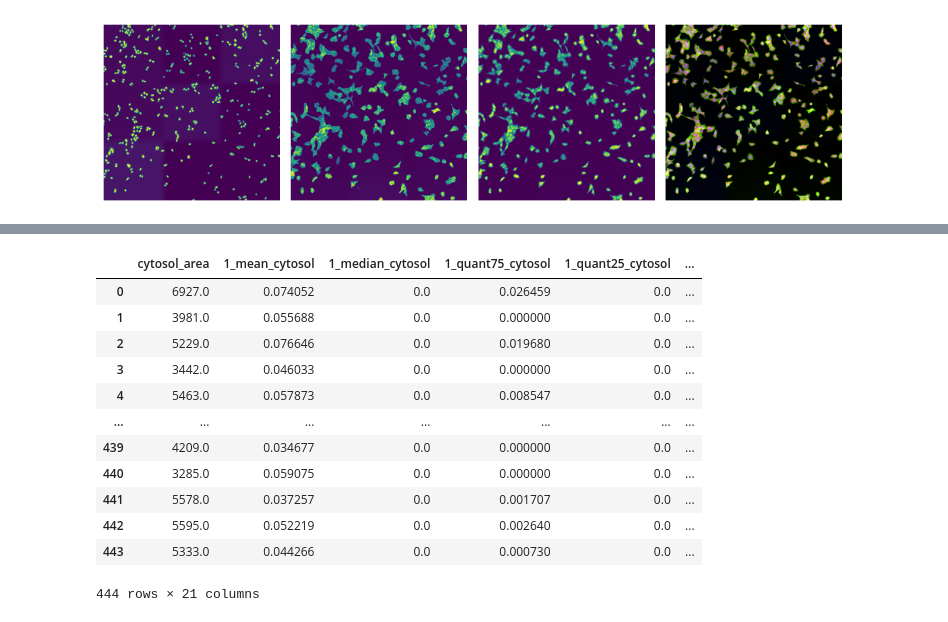
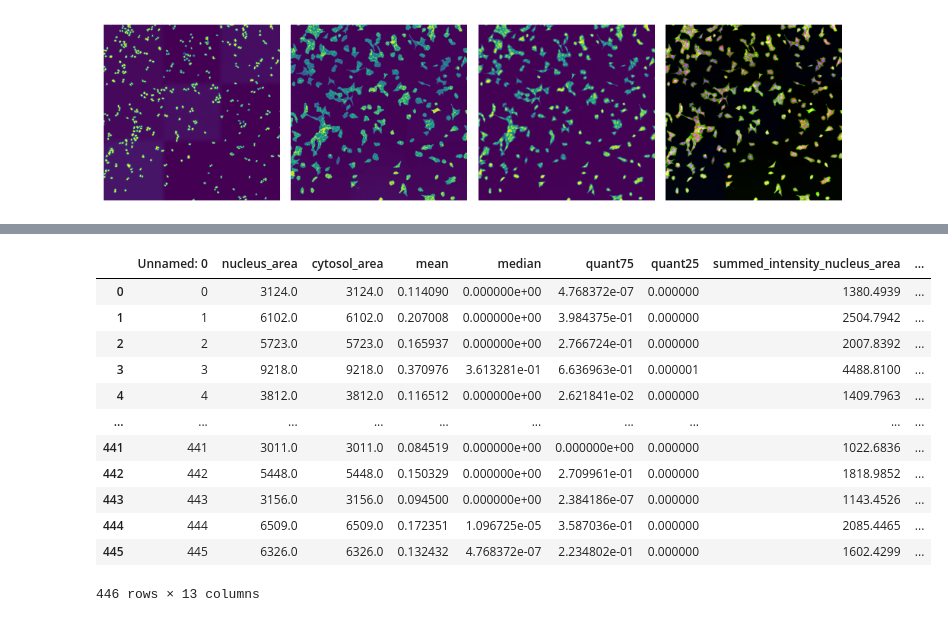
Before and after one commit to MannLabs/scPortrait-notebooks, a Jupyter notebook: example_projects/example_1/processing_notebook_cytosol_only.ipynb, the cells around one changed output, grey strips where cells are left out. Cells and saved outputs as stored; diff of their text form; code cells hidden in the pictures.

```diff
--- a/example_projects/example_1/processing_notebook_cytosol_only.ipynb
+++ b/example_projects/example_1/processing_notebook_cytosol_only.ipynb
@@ -218,21 +221,21 @@ Using extraction directory: /Users/sophia/Documents/GitHub/scPortrait/examples/n
 # %%
 # load classification results
-results = pd.read_csv(f"{project_location}/featurization/complete_CellFeaturizer/calculated_image_features.csv")
+results = pd.read_csv(f"{project_location}/classification/0_Ch3_Featurization/calculated_features.csv")
 results
 # %% [output]
-|  | cytosol_area | 1_mean_cytosol | 1_median_cytosol | 1_quant75_cytosol | 1_quant25_cytosol | ... |
-| 0 | 6927.0 | 0.074052 | 0.0 | 0.026459 | 0.0 | ... |
-| 1 | 3981.0 | 0.055688 | 0.0 | 0.000000 | 0.0 | ... |
-| 2 | 5229.0 | 0.076646 | 0.0 | 0.019680 | 0.0 | ... |
-| 3 | 3442.0 | 0.046033 | 0.0 | 0.000000 | 0.0 | ... |
-| 4 | 5463.0 | 0.057873 | 0.0 | 0.008547 | 0.0 | ... |
-| ... | ... | ... | ... | ... | ... | ... |
-| 439 | 4209.0 | 0.034677 | 0.0 | 0.000000 | 0.0 | ... |
-| 440 | 3285.0 | 0.059075 | 0.0 | 0.000000 | 0.0 | ... |
-| 441 | 5578.0 | 0.037257 | 0.0 | 0.001707 | 0.0 | ... |
-| 442 | 5595.0 | 0.052219 | 0.0 | 0.002640 | 0.0 | ... |
-| 443 | 5333.0 | 0.044266 | 0.0 | 0.000730 | 0.0 | ... |
+|  | Unnamed: 0 | nucleus_area | cytosol_area | mean | median | quant75 | quant25 | summed_intensity_nucleus_area | ... |
+| 0 | 0 | 3124.0 | 3124.0 | 0.114090 | 0.000000e+00 | 4.768372e-07 | 0.000000 | 1380.4939 | ... |
+| 1 | 1 | 6102.0 | 6102.0 | 0.207008 | 0.000000e+00 | 3.984375e-01 | 0.000000 | 2504.7942 | ... |
+| 2 | 2 | 5723.0 | 5723.0 | 0.165937 | 0.000000e+00 | 2.766724e-01 | 0.000000 | 2007.8392 | ... |
+| 3 | 3 | 9218.0 | 9218.0 | 0.370976 | 3.613281e-01 | 6.636963e-01 | 0.000001 | 4488.8100 | ... |
+| 4 | 4 | 3812.0 | 3812.0 | 0.116512 | 0.000000e+00 | 2.621841e-02 | 0.000000 | 1409.7963 | ... |
+| ... | ... | ... | ... | ... | ... | ... | ... | ... | ... |
+| 441 | 441 | 3011.0 | 3011.0 | 0.084519 | 0.000000e+00 | 0.000000e+00 | 0.000000 | 1022.6836 | ... |
+| 442 | 442 | 5448.0 | 5448.0 | 0.150329 | 0.000000e+00 | 2.709961e-01 | 0.000000 | 1818.9852 | ... |
+| 443 | 443 | 3156.0 | 3156.0 | 0.094500 | 0.000000e+00 | 2.384186e-07 | 0.000000 | 1143.4526 | ... |
+| 444 | 444 | 6509.0 | 6509.0 | 0.172351 | 1.096725e-05 | 3.587036e-01 | 0.000000 | 2085.4465 | ... |
+| 445 | 445 | 6326.0 | 6326.0 | 0.132432 | 4.768372e-07 | 2.234802e-01 | 0.000000 | 1602.4299 | ... |
-444 rows × 21 columns
+446 rows × 13 columns
 # %%
 #test selection workflow
 selected_cells_large = results[results.cytosol_area > 4500]["cell_id"].tolist()
```
Also changed, not shown: parts of 12 cells of this notebook, 2 other files.
